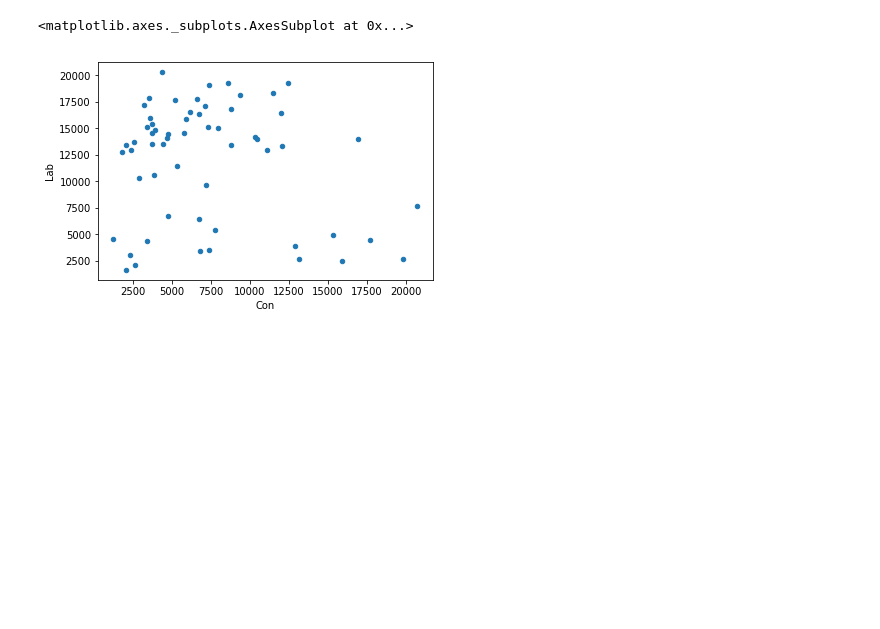
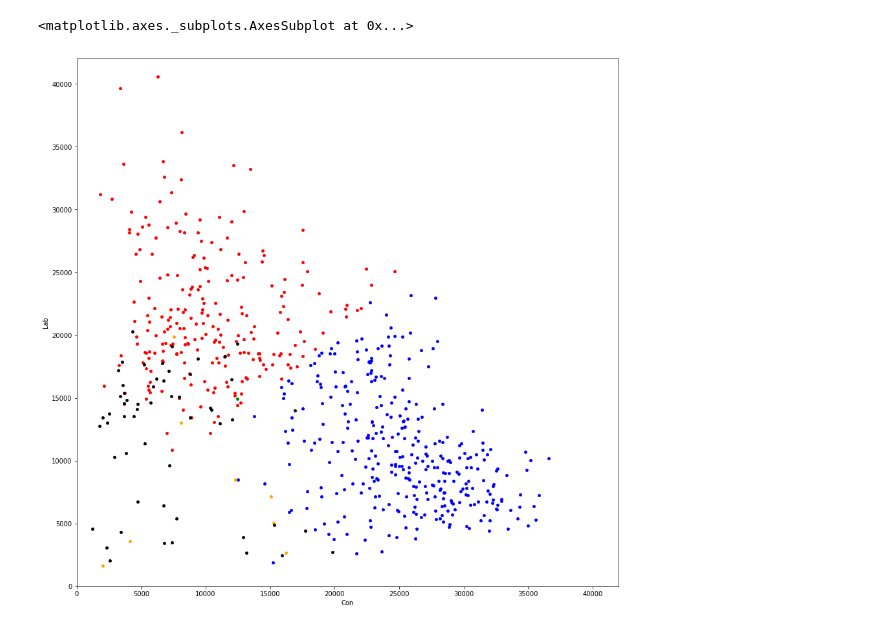
Before and after one commit to maxspencer/election-notebooks, a Jupyter notebook: 2015 election.ipynb, the cells around one changed output. Saved outputs shown, nothing was run; the diff lists cells and outputs as text; code cells hidden in the pictures; blank space fills up the shorter version.

```diff
--- a/2015 election.ipynb
+++ b/2015 election.ipynb
@@ -6,7 +6,11 @@ from urllib.request import urlopen
 from tempfile import TemporaryFile
 from zipfile import ZipFile
 
+import operator
+
+
 %matplotlib inline
+plt.rc('figure', figsize=(15.0, 15.0))
 
 with urlopen('http://www.electoralcommission.org.uk/__data/assets/file/0004/191650/2015-UK-general-election-data-results-WEB.zip') as response:
     with TemporaryFile() as local:
@@ -43,5 +48,9 @@ snp
-# %%
-snp.plot(kind='scatter', x='Con', y='Lab')
-# %% [output]
-<matplotlib.axes._subplots.AxesSubplot at 0x...>
-[figure, removed]
+# %%
+axes1 = con_lab.loc[con_lab['Winner'] == 'Con'].plot(kind='scatter', x='Con', y='Lab', xlim=(0, 42000), ylim=(0,42000), color='blue', lw=0.5)#, edgecolor='Black')
+con_lab.loc[con_lab['Winner'] == 'Lab'].plot(kind='scatter', x='Con', y='Lab', xlim=(0, 42000), ylim=(0,42000), color='red', ax=axes1, lw=0.5)#, edgecolor='Black')
+con_lab.loc[con_lab['Winner'] == 'LD'].plot(kind='scatter', x='Con', y='Lab', xlim=(0, 42000), ylim=(0,42000), color='orange', ax=axes1, lw=0.5)#, edgecolor='Black')
+con_lab.loc[con_lab['Winner'] == 'SNP'].plot(kind='scatter', x='Con', y='Lab', xlim=(0, 42000), ylim=(0,42000), color='black', ax=axes1, lw=0.5)#, edgecolor='Black')
+con_lab.loc[con_lab['Winner'] == 'Green'].plot(kind='scatter', x='Con', y='Lab', xlim=(0, 42000), ylim=(0,42000), color='green', ax=axes1, lw=0.5)#, edgecolor='Black')
+# %% [output]
+<matplotlib.axes._subplots.AxesSubplot at 0x...>
+[figure, added]
```
Also changed, not shown: parts of 1 cell of this notebook.
